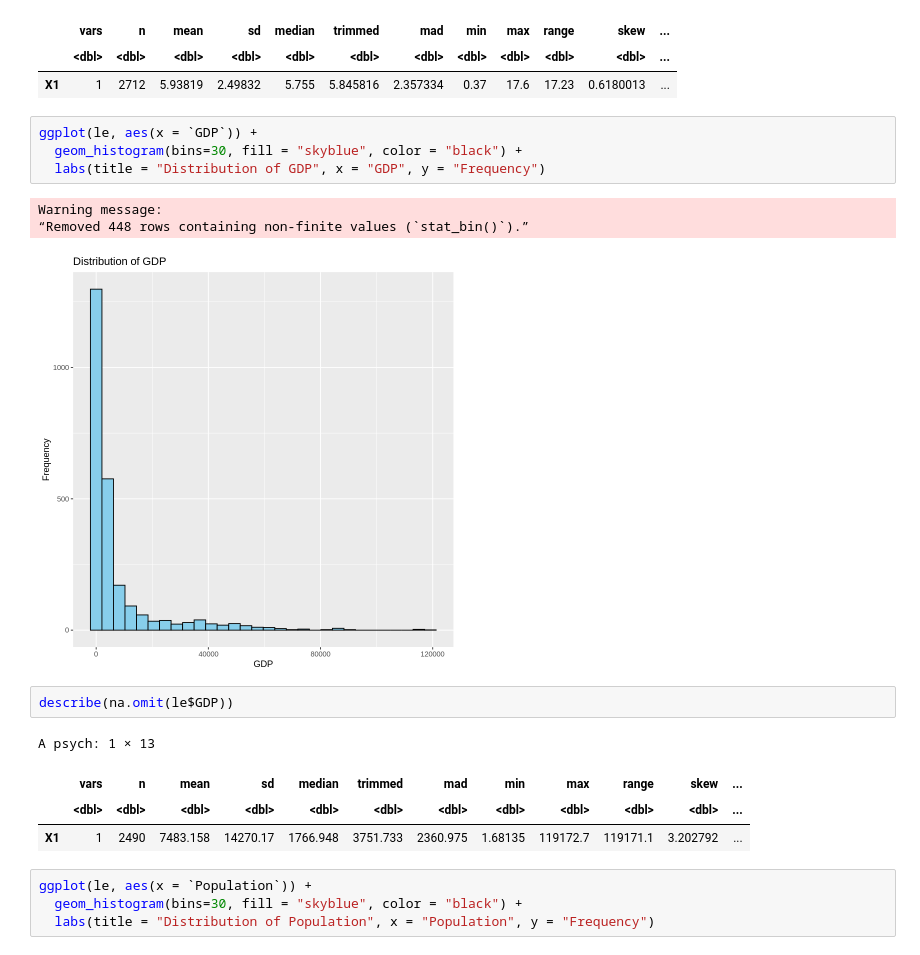
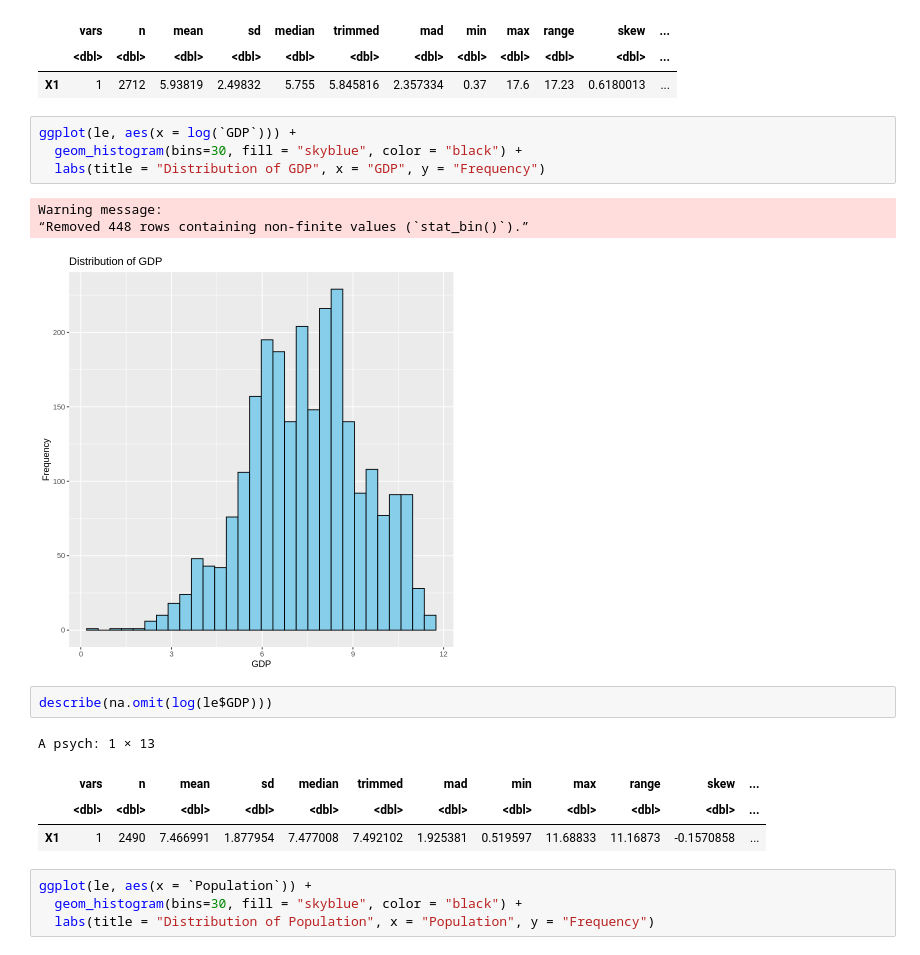
Before and after one commit to GeorgeM2000/Life-Expectancy-Analysis, a Jupyter notebook: Life_Expectancy_Analysis.ipynb, the cells around one changed output. Cells and saved outputs as stored; diff of their text form.

```diff
--- a/Life_Expectancy_Analysis.ipynb
+++ b/Life_Expectancy_Analysis.ipynb
@@ -393,20 +383,20 @@ A psych: 1 × 13
 |  | <dbl> | <dbl> | <dbl> | <dbl> | <dbl> | <dbl> | <dbl> | <dbl> | <dbl> | <dbl> | <dbl> | ... |
 | X1 | 1 | 2712 | 5.93819 | 2.49832 | 5.755 | 5.845816 | 2.357334 | 0.37 | 17.6 | 17.23 | 0.6180013 | ... |
 # %%
-ggplot(le, aes(x = `GDP`)) +
+ggplot(le, aes(x = log(`GDP`))) +
   geom_histogram(bins=30, fill = "skyblue", color = "black") +
   labs(title = "Distribution of GDP", x = "GDP", y = "Frequency")
 # %% [output]
 Warning message:
 “Removed 448 rows containing non-finite values (`stat_bin()`).”
-[figure, old version]
+[figure, new version]
 # %%
-describe(na.omit(le$GDP))
+describe(na.omit(log(le$GDP)))
 # %% [output]
 A psych: 1 × 13
 |  | vars | n | mean | sd | median | trimmed | mad | min | max | range | skew | ... |
 |  | <dbl> | <dbl> | <dbl> | <dbl> | <dbl> | <dbl> | <dbl> | <dbl> | <dbl> | <dbl> | <dbl> | ... |
-| X1 | 1 | 2490 | 7483.158 | 14270.17 | 1766.948 | 3751.733 | 2360.975 | 1.68135 | 119172.7 | 119171.1 | 3.202792 | ... |
+| X1 | 1 | 2490 | 7.466991 | 1.877954 | 7.477008 | 7.492102 | 1.925381 | 0.519597 | 11.68833 | 11.16873 | -0.1570858 | ... |
 # %%
 ggplot(le, aes(x = `Population`)) +
   geom_histogram(bins=30, fill = "skyblue", color = "black") +
```
Also changed, not shown: parts of 51 cells of this notebook.
